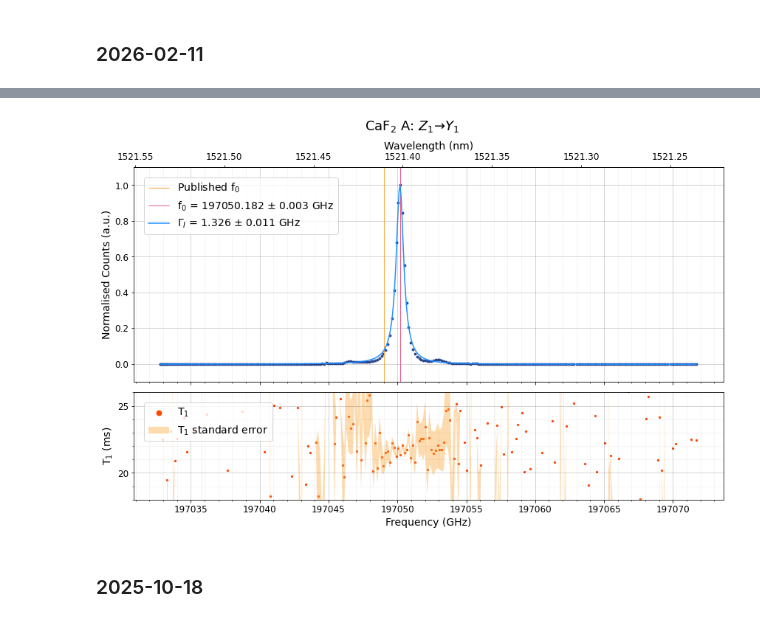
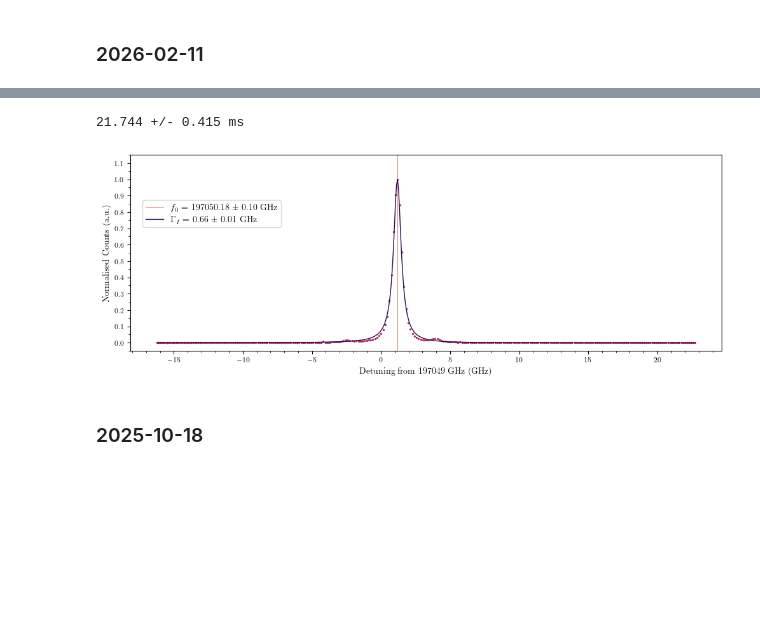
Before and after one commit to funkyguts/Angela-Honours, a Jupyter notebook: analysis/Thesis Figures.ipynb, the cells around one changed output, grey strips where cells are left out. Drawn from its saved outputs; the diff is of its cells as text; code cells hidden in the pictures; blank space fills up the shorter version.

```diff
--- a/analysis/Thesis Figures.ipynb
+++ b/analysis/Thesis Figures.ipynb
@@ -849,10 +948,0 @@ def find_IH_peaks_with_click(freqs_array, counts_array, where, desc):
-# %%
-lines = {'C_Z1Y2': [fr'CaF$_2$ Cubic: $Z_1 \to Y_2$', 199.241e6], # Cubic Z1-Y2
-        'C_Z1Y1': [fr'CaF$_2$ Cubic: $Z_1 \to Y_1$', 198.928e6], # Cubic Z1-Y1
-        'B_Z1Y1': [fr'CaF$_2$ B: $Z_1 \to Y_1$', 198.762e6], # B Z1-Y1
-        'G1_Z1Y2': [fr'CaF$_2$ G1: $Z_1 \to Y_2$', 198.257e6], # G1 Z1-Y2
-        'A_Z1Y2': [fr'CaF$_2$ A: $Z_1 \to Y_2$', 197.912e6], # A Z1-Y2
-        'G1_Z1Y1': [fr'CaF$_2$ G1: $Z_1 \to Y_1$',197.469e6], # G1 Z1-Y1
-        'A_Z1Y1': [fr'CaF$_2$ A: $Z_1 \to Y_1$', 197.049e6]} # A Z1-Y1
-# %%
-cols = cols = ['#2B448C', "#FCA636FF", 'dodgerblue', "#ED5983"]
@@ -862,11 +1002,11 @@ cols = cols = ['#2B448C', "#FCA636FF", 'dodgerblue', "#ED5983"]
 ### 2026-02-11
 # %%
 # Extract Data
-saveDataPath_0211 = r'C:\Users\Mario\Documents\GitHub\Angela Honours\data processed\2026-02-11'
-savePlotPath_0211 = r'C:\Users\Mario\Documents\GitHub\Angela Honours\plots processed\2026-02-11'
-spectraPath_0211 = os.path.join(fr'{saveDataPath_0211}\spectra')
+saveDataPath_0211 = r'/Users/angel/Documents/GitHub/Angela-Honours/data processed/2026-02-11'
+savePlotPath_0211 = r'/Users/angel/Documents/GitHub/Angela-Honours/plots processed/2026-02-11'
+spectraPath_0211 = os.path.join(fr'{saveDataPath_0211}/spectra')
 spectraFiles_0211 = sorted(os.listdir(spectraPath_0211))
-lifePath_0211 = os.path.join(fr'{saveDataPath_0211}\lifetimes')
+lifePath_0211 = os.path.join(fr'{saveDataPath_0211}/lifetimes')
 lifeFiles_0211 = sorted(os.listdir(lifePath_0211))
 
 lorentzians_0211 = pd.read_csv(os.path.join(saveDataPath_0211, 'lorentzian_fits.csv'),
@@ -876,6 +1016,7 @@ G1_Z1Y2_0211 = pd.read_csv(os.path.join(spectraPath_0211, spectraFiles_0211[0]),
 life_G1_Z1Y2_0211 = pd.read_csv(os.path.join(lifePath_0211, lifeFiles_0211[0]), delimiter = ',')
 A_Z1Y2_0211 = pd.read_csv(os.path.join(spectraPath_0211, spectraFiles_0211[1]), delimiter = ',')
 life_A_Z1Y2_0211 = pd.read_csv(os.path.join(lifePath_0211, lifeFiles_0211[1]), delimiter = ',')
+
 G1_Z1Y1_0211 = pd.read_csv(os.path.join(spectraPath_0211, spectraFiles_0211[2]), delimiter = ',')
 life_G1_Z1Y1_0211 = pd.read_csv(os.path.join(lifePath_0211, lifeFiles_0211[2]), delimiter = ',')
 A_Z1Y1_0211 = pd.read_csv(os.path.join(spectraPath_0211, spectraFiles_0211[3]), delimiter = ',')
@@ -955,22 +1126,25 @@ plot_double_spectrum(freqs_G1_Z1Y1_0211, cps_G1_Z1Y1_0211,
 # %%
 # A Z1_Y1
-freqs_A_Z1Y1_0211 = A_Z1Y1_0211['Frequency (MHz)']/1e3
+site = lines['A_Z1Y1']
+freqs_A_Z1Y1_0211 = (A_Z1Y1_0211['Frequency (MHz)'] - site[1])/1e3 # GHz now
 cps_A_Z1Y1_0211 = A_Z1Y1_0211['Counts per second']
-site = lines['A_Z1Y1']
 fits = lorentzians_0211['1521.281']
+Gamma = fits['gamma']
+x0 = fits['x0']
+T1s = life_A_Z1Y1_0211['Fitted T1 (ms)']
+T1errs = life_A_Z1Y1_0211['T1 error (ms)']
+lifeTimes = life_A_Z1Y1_0211[np.abs(life_A_Z1Y1_0211['Frequency (MHz)'] / 1e3 - x0) <= abs(Gamma)]
+T1 = np.mean(lifeTimes['Fitted T1 (ms)'])
+T1err = np.mean(lifeTimes['T1 error (ms)'])
+print(fr'{T1:.3f} +/- {abs(T1err):.3f} ms')
 
-plot_double_spectrum(freqs_A_Z1Y1_0211, cps_A_Z1Y1_0211, life_A_Z1Y1_0211['Fitted T1 (ms)'], life_A_Z1Y1_0211['T1 error (ms)'],
-                    y0Ticks = [0.2, 0.05], y1Ticks = [5, 1], y0lims = None, y1lims = [18, 26],
-                    cols = cols, figsize = [12, 8], site = site, timeLimit = 0.0245,
-                    norm = True, fits = fits, save = True, savePath = savePlotPath_0211)
-
-# plot_multi_spectrum(freqs_A_Z1Y1_0211, cps_A_Z1Y1_0211, life_A_Z1Y1_0211['Fitted T1 (ms)'], life_A_Z1Y1_0211['T1 error (ms)'],
-#                     y0Ticks = [0.2, 0.05], y1Ticks = [5, 2], y2Ticks = [5, 2],
-#                     cols = cols, figsize = [12, 8], site = site, timeLimit = 0.0245, ylims = None,
-#                     norm = True, fits = fits, save = True, savePath = savePlotPath_0211)
-
-# plot_single_spectrum(freqs_A_Z1Y1_0211, cps_A_Z1Y1_0211, cols, figsize = [12, 5], site = site, timeLimit = 0.0245,
-#                      lines = True, norm = False, fits = fits,
-#                      save = True, savePath = savePlotPath_0211, xLabel = 'Frequency (GHz)', plotDesc = None)
+fig_A_Z1Y1_0211, ax_A_Z1Y1_0211 = plot_single_spectrum(freqs_A_Z1Y1_0211, cps_A_Z1Y1_0211,
+                    cols, figsize = [12, 4], site = site, timeLimit = 0.0245,
+                    ax = None, ylims = [-0.05, 1.15], xTicks = [5, 1], yTicks = [0.1, 0.05],
+                    lines = True, norm = True, fits = fits, T1s = None,
+                    save = False, savePath = savePlotPath_0211,
+                    xLabel = fr'Detuning from ${site[1]/1e3:.0f}$ GHz (GHz)',
+                    plotDesc = fr'A Site: $Z_1 \to Y_1$')
 # %% [output]
+21.744 +/- 0.415 ms
-[figure, old version]
+[figure, new version]
```
Also changed, not shown: parts of 129 cells of this notebook, 7 other files.
